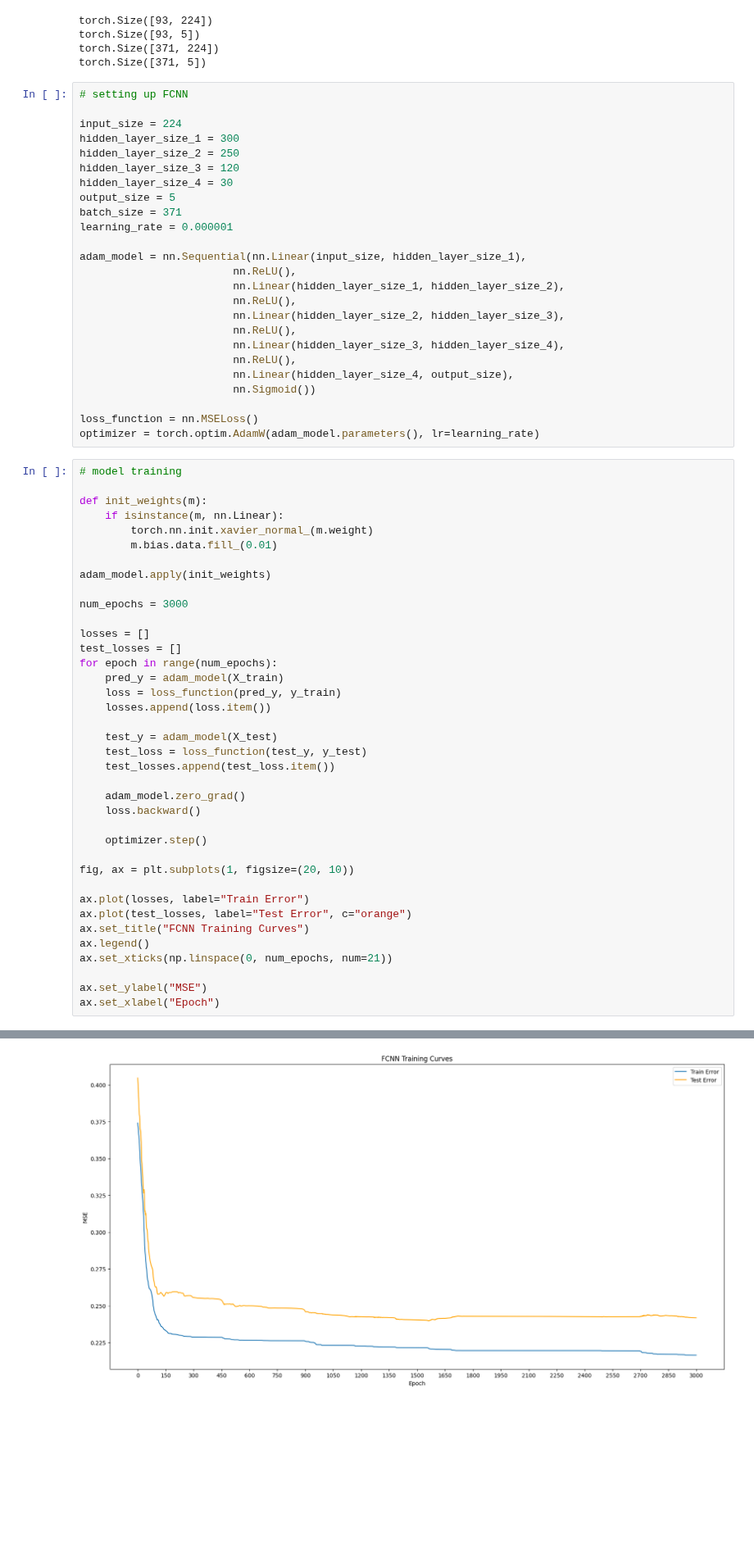
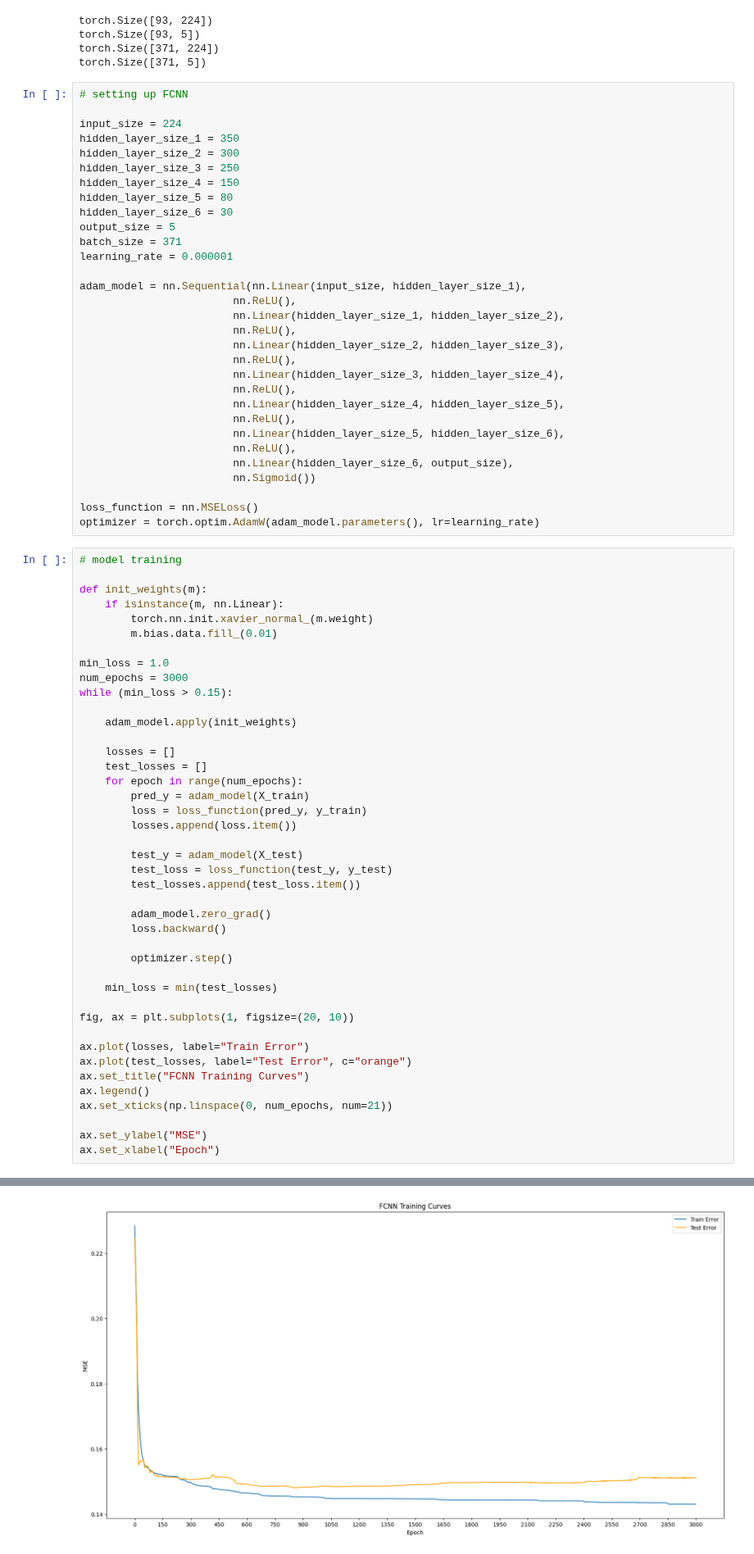
Before and after one commit to adarshramiyer/gAIt, a Jupyter notebook: time_series_baseline/fcnn_experimentation.ipynb, the cells around one changed output, grey strips where cells are left out. Shown at 82% size. Cells and saved outputs as stored; diff of their text form; blank space fills up the shorter version.

```diff
--- a/time_series_baseline/fcnn_experimentation.ipynb
+++ b/time_series_baseline/fcnn_experimentation.ipynb
@@ -104,10 +104,12 @@ torch.Size([371, 5])
 # setting up FCNN
 
 input_size = 224
-hidden_layer_size_1 = 300
-hidden_layer_size_2 = 250
-hidden_layer_size_3 = 120
-hidden_layer_size_4 = 30
+hidden_layer_size_1 = 350
+hidden_layer_size_2 = 300
+hidden_layer_size_3 = 250
+hidden_layer_size_4 = 150
+hidden_layer_size_5 = 80
+hidden_layer_size_6 = 30
 output_size = 5
 batch_size = 371
 learning_rate = 0.000001
@@ -120,7 +122,11 @@ adam_model = nn.Sequential(nn.Linear(input_size, hidden_layer_size_1),
                         nn.ReLU(),
                         nn.Linear(hidden_layer_size_3, hidden_layer_size_4),
                         nn.ReLU(),
-                        nn.Linear(hidden_layer_size_4, output_size),
+                        nn.Linear(hidden_layer_size_4, hidden_layer_size_5),
+                        nn.ReLU(),
+                        nn.Linear(hidden_layer_size_5, hidden_layer_size_6),
+                        nn.ReLU(),
+                        nn.Linear(hidden_layer_size_6, output_size),
                         nn.Sigmoid())
 
 loss_function = nn.MSELoss()
@@ -128,41 +134,45 @@ optimizer = torch.optim.AdamW(adam_model.parameters(), lr=learning_rate)
 # %%
 # model training
 
 def init_weights(m):
     if isinstance(m, nn.Linear):
         torch.nn.init.xavier_normal_(m.weight)
         m.bias.data.fill_(0.01)
 
-adam_model.apply(init_weights)
+min_loss = 1.0
+num_epochs = 3000
+while (min_loss > 0.15):
 
-num_epochs = 3000
+    adam_model.apply(init_weights)
 
-losses = []
-test_losses = []
-for epoch in range(num_epochs):
-    pred_y = adam_model(X_train)
-    loss = loss_function(pred_y, y_train)
-    losses.append(loss.item())
+    losses = []
+    test_losses = []
+    for epoch in range(num_epochs):
+        pred_y = adam_model(X_train)
+        loss = loss_function(pred_y, y_train)
+        losses.append(loss.item())
 
-    test_y = adam_model(X_test)
-    test_loss = loss_function(test_y, y_test)
-    test_losses.append(test_loss.item())
+        test_y = adam_model(X_test)
+        test_loss = loss_function(test_y, y_test)
+        test_losses.append(test_loss.item())
 
-    adam_model.zero_grad()
-    loss.backward()
+        adam_model.zero_grad()
+        loss.backward()
 
-    optimizer.step()
+        optimizer.step()
+
+    min_loss = min(test_losses)
 
 fig, ax = plt.subplots(1, figsize=(20, 10))
 
 ax.plot(losses, label="Train Error")
 ax.plot(test_losses, label="Test Error", c="orange")
 ax.set_title("FCNN Training Curves")
 ax.legend()
 ax.set_xticks(np.linspace(0, num_epochs, num=21))
 
 ax.set_ylabel("MSE")
 ax.set_xlabel("Epoch")
 # %% [output]
 Text(0.5, 0, 'Epoch')
-[figure, old version]
+[figure, new version]
```
Also changed, not shown: parts of 1 cell of this notebook.
